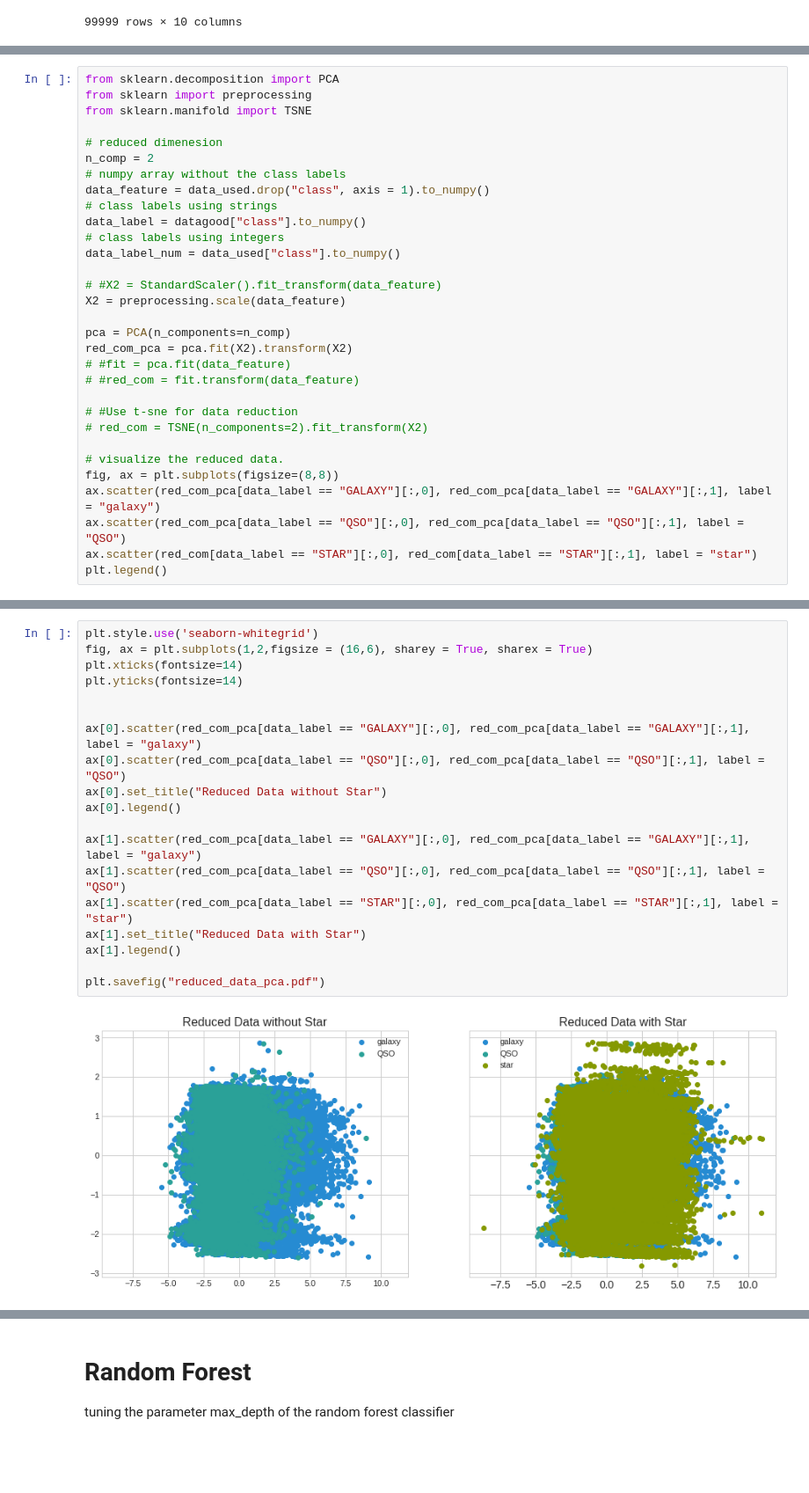
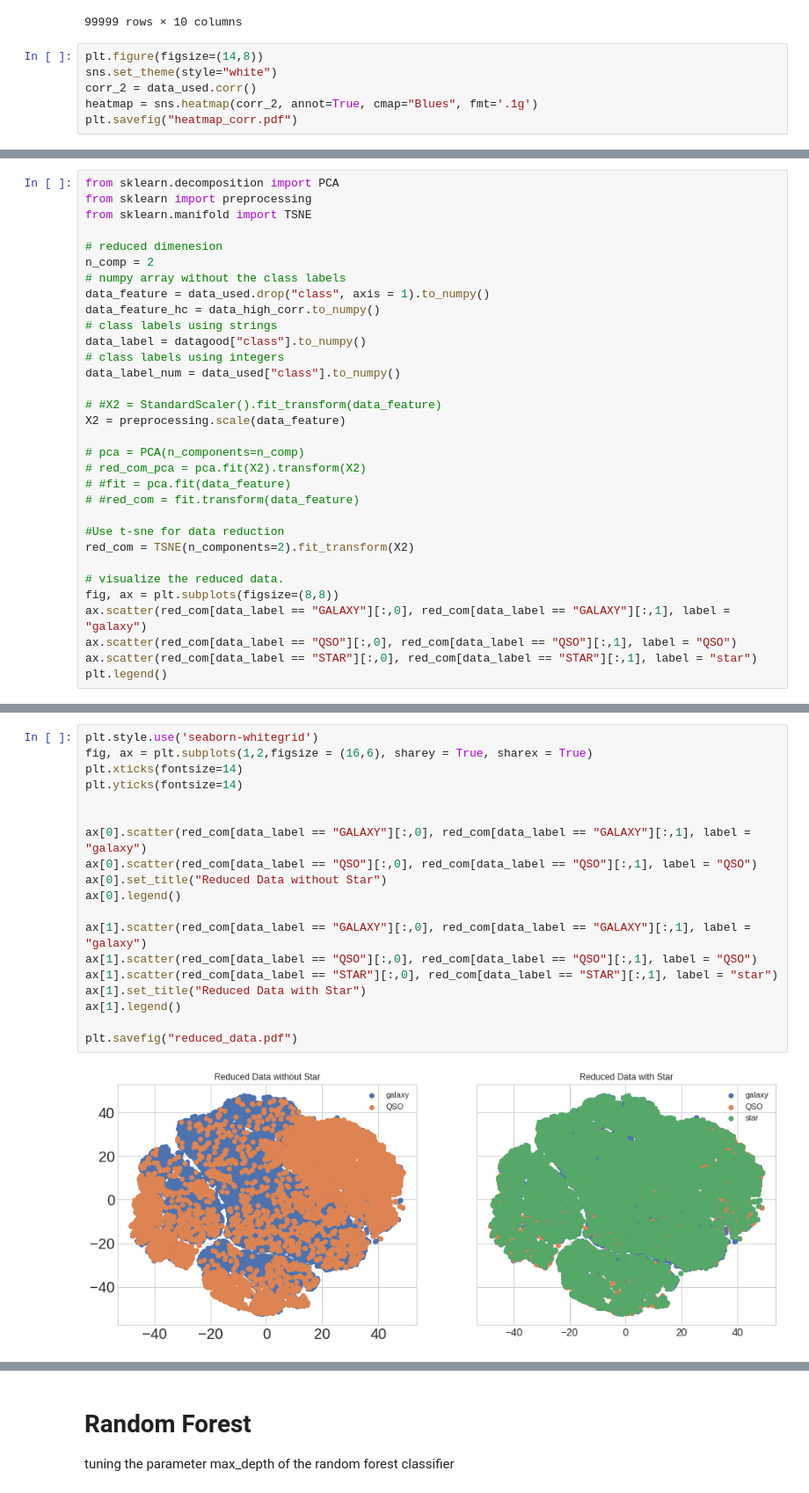
Before and after one commit to LiurongLin/IML_2022, a Jupyter notebook: A2/IML_Assignment_2.ipynb, the cells around one changed output, grey strips where cells are left out. Shown: that part at 88% size. Cells and saved outputs as stored; diff of their text form; blank space fills up the shorter version.

```diff
--- a/A2/IML_Assignment_2.ipynb
+++ b/A2/IML_Assignment_2.ipynb
@@ -123,3 +113,9 @@ data_used
 | 99998 | 212.268621 | 46.660365 | 25.35039 | 21.63757 | 19.91386 | 19.07254 | 18.62482 | 52376 | 7.152000 | 1 |
 | 99999 | 196.896053 | 49.464643 | 22.62171 | 21.79745 | 20.60115 | 20.00959 | 19.28075 | 55307 | 7.020000 | 1 |
 99999 rows × 10 columns
+# %%
+plt.figure(figsize=(14,8))
+sns.set_theme(style="white")
+corr_2 = data_used.corr()
+heatmap = sns.heatmap(corr_2, annot=True, cmap="Blues", fmt='.1g')
+plt.savefig("heatmap_corr.pdf")
@@ -135,6 +133,7 @@ from sklearn.manifold import TSNE
 n_comp = 2
 # numpy array without the class labels
 data_feature = data_used.drop("class", axis = 1).to_numpy()
+data_feature_hc = data_high_corr.to_numpy()
 # class labels using strings
 data_label = datagood["class"].to_numpy()
 # class labels using integers
@@ -143,18 +142,18 @@ data_label_num = data_used["class"].to_numpy()
 # #X2 = StandardScaler().fit_transform(data_feature)
 X2 = preprocessing.scale(data_feature)
 
-pca = PCA(n_components=n_comp)
-red_com_pca = pca.fit(X2).transform(X2)
+# pca = PCA(n_components=n_comp)
+# red_com_pca = pca.fit(X2).transform(X2)
 # #fit = pca.fit(data_feature)
 # #red_com = fit.transform(data_feature)
 
-# #Use t-sne for data reduction
-# red_com = TSNE(n_components=2).fit_transform(X2)
+#Use t-sne for data reduction
+red_com = TSNE(n_components=2).fit_transform(X2)
 
 # visualize the reduced data.
 fig, ax = plt.subplots(figsize=(8,8))
-ax.scatter(red_com_pca[data_label == "GALAXY"][:,0], red_com_pca[data_label == "GALAXY"][:,1], label = "galaxy")
-ax.scatter(red_com_pca[data_label == "QSO"][:,0], red_com_pca[data_label == "QSO"][:,1], label = "QSO")
+ax.scatter(red_com[data_label == "GALAXY"][:,0], red_com[data_label == "GALAXY"][:,1], label = "galaxy")
+ax.scatter(red_com[data_label == "QSO"][:,0], red_com[data_label == "QSO"][:,1], label = "QSO")
 ax.scatter(red_com[data_label == "STAR"][:,0], red_com[data_label == "STAR"][:,1], label = "star")
 plt.legend()
 # %% [output]
@@ -163,21 +162,21 @@ plt.legend()
 # %%
 plt.style.use('seaborn-whitegrid')
 fig, ax = plt.subplots(1,2,figsize = (16,6), sharey = True, sharex = True)
 plt.xticks(fontsize=14)
 plt.yticks(fontsize=14)
 
 
-ax[0].scatter(red_com_pca[data_label == "GALAXY"][:,0], red_com_pca[data_label == "GALAXY"][:,1], label = "galaxy")
-ax[0].scatter(red_com_pca[data_label == "QSO"][:,0], red_com_pca[data_label == "QSO"][:,1], label = "QSO")
+ax[0].scatter(red_com[data_label == "GALAXY"][:,0], red_com[data_label == "GALAXY"][:,1], label = "galaxy")
+ax[0].scatter(red_com[data_label == "QSO"][:,0], red_com[data_label == "QSO"][:,1], label = "QSO")
 ax[0].set_title("Reduced Data without Star")
 ax[0].legend()
 
-ax[1].scatter(red_com_pca[data_label == "GALAXY"][:,0], red_com_pca[data_label == "GALAXY"][:,1], label = "galaxy")
-ax[1].scatter(red_com_pca[data_label == "QSO"][:,0], red_com_pca[data_label == "QSO"][:,1], label = "QSO")
-ax[1].scatter(red_com_pca[data_label == "STAR"][:,0], red_com_pca[data_label == "STAR"][:,1], label = "star")
+ax[1].scatter(red_com[data_label == "GALAXY"][:,0], red_com[data_label == "GALAXY"][:,1], label = "galaxy")
+ax[1].scatter(red_com[data_label == "QSO"][:,0], red_com[data_label == "QSO"][:,1], label = "QSO")
+ax[1].scatter(red_com[data_label == "STAR"][:,0], red_com[data_label == "STAR"][:,1], label = "star")
 ax[1].set_title("Reduced Data with Star")
 ax[1].legend()
 
-plt.savefig("reduced_data_pca.pdf")
+plt.savefig("reduced_data.pdf")
 # %% [output]
-[figure, old version]
+[figure, new version]
```
Also changed, not shown: parts of 21 cells of this notebook.
